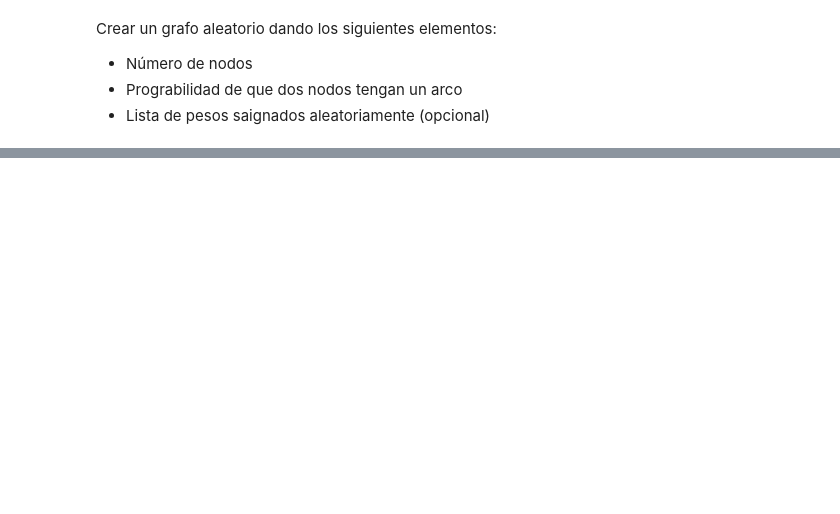
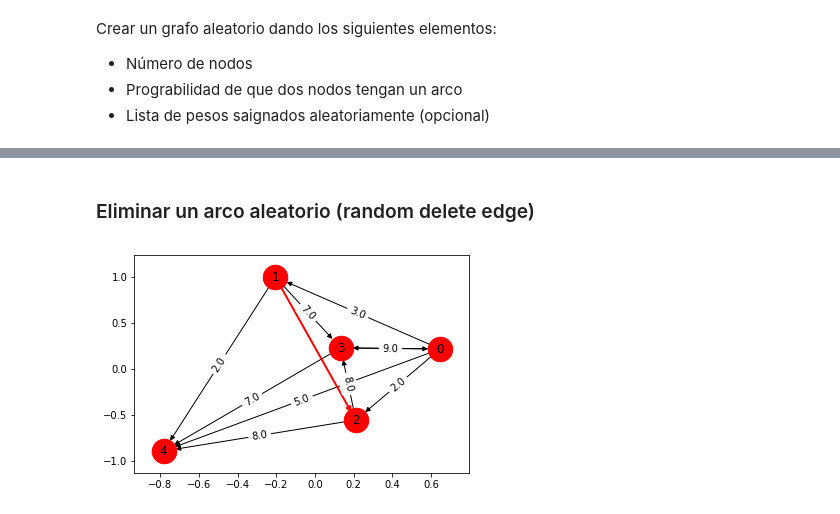
Before and after one commit to arturoverbel/graph_presentation, a Jupyter notebook: GraphIntro.ipynb, the cells around one changed output, grey strips where cells are left out. Drawn from its saved outputs; the diff is of its cells as text; code cells hidden in the pictures; blank space fills up the shorter version.

```diff
--- a/GraphIntro.ipynb
+++ b/GraphIntro.ipynb
@@ -84,0 +106,7 @@ Vertex:  [0. 1. 2. 3. 4.]
+# %% [markdown]
+### Eliminar un arco aleatorio (random delete edge)
+# %%
+random_graph.dynamic_decreasing_random_edge()
+random_graph.draw()
+# %% [output]
+[figure, added]
```
Also changed, not shown: parts of 14 cells of this notebook, 5 other files.
